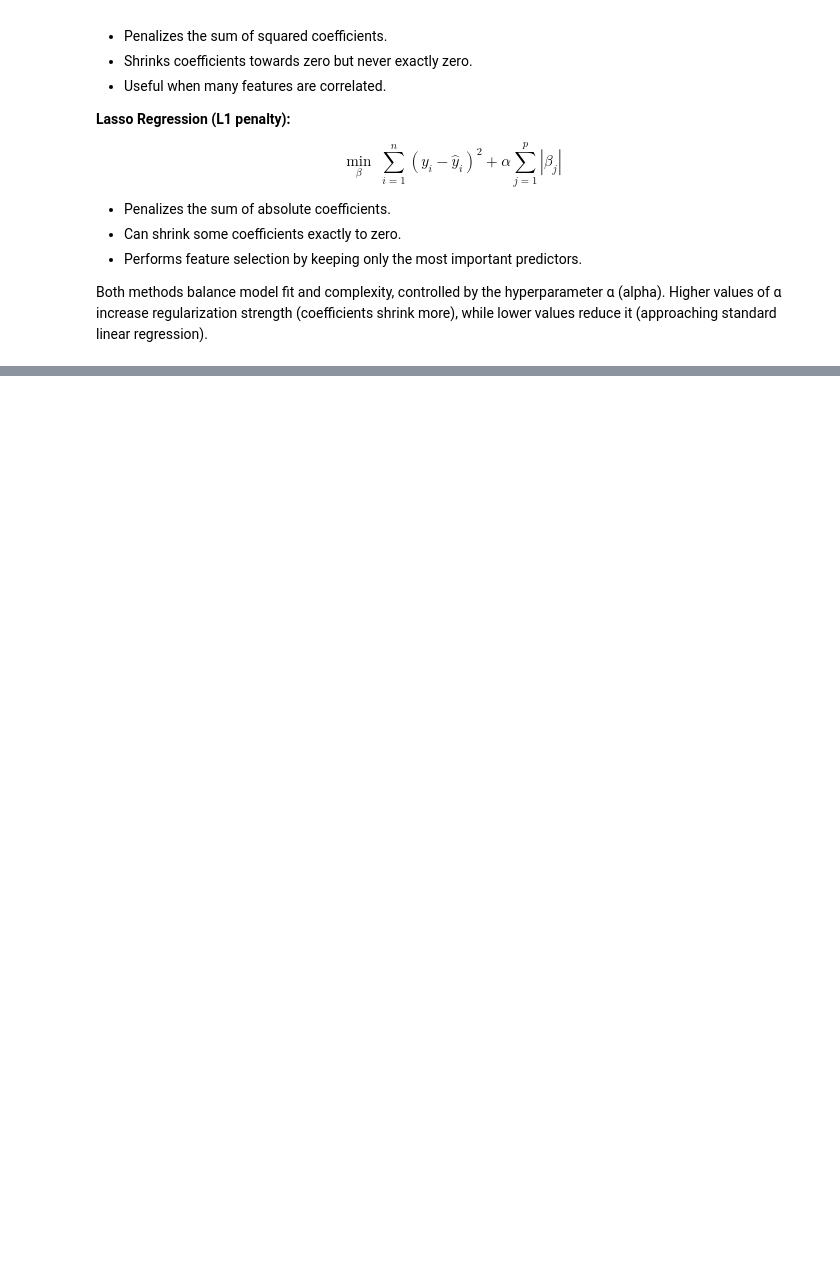
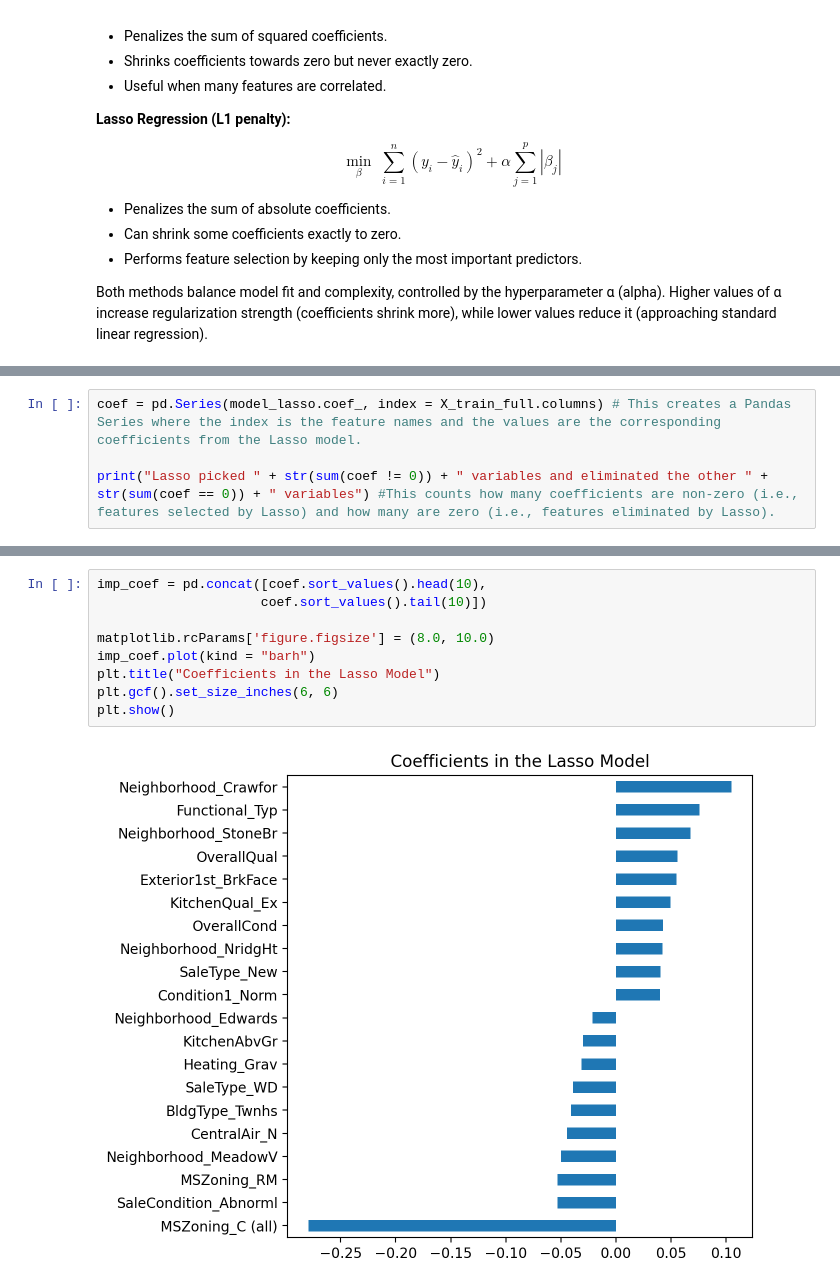
Before and after one commit to arikatz123/house-prices-ml, a Jupyter notebook: notebooks/linear_regression_models.ipynb, the cells around one changed output, grey strips where cells are left out. Cells and saved outputs as stored; diff of their text form; blank space fills up the shorter version.

```diff
--- a/notebooks/linear_regression_models.ipynb
+++ b/notebooks/linear_regression_models.ipynb
@@ -466,0 +498,4 @@ display(cv_ridge) #This displa
+# %%
+coef = pd.Series(model_lasso.coef_, index = X_train_full.columns) # This creates a Pandas Series where the index is the feature names and the values are the corresponding coefficients from the Lasso model.
+
+print("Lasso picked " + str(sum(coef != 0)) + " variables and eliminated the other " +  str(sum(coef == 0)) + " variables") #This counts how many coefficients are non-zero (i.e., features selected by Lasso) and how many are zero (i.e., features eliminated by Lasso).
@@ -466,0 +508,11 @@ display(cv_ridge) #This displa
+# %%
+imp_coef = pd.concat([coef.sort_values().head(10),
+                     coef.sort_values().tail(10)])
+
+matplotlib.rcParams['figure.figsize'] = (8.0, 10.0)
+imp_coef.plot(kind = "barh")
+plt.title("Coefficients in the Lasso Model")
+plt.gcf().set_size_inches(6, 6)
+plt.show()
+# %% [output]
+[figure, added]
```
Also changed, not shown: parts of 14 cells of this notebook.
